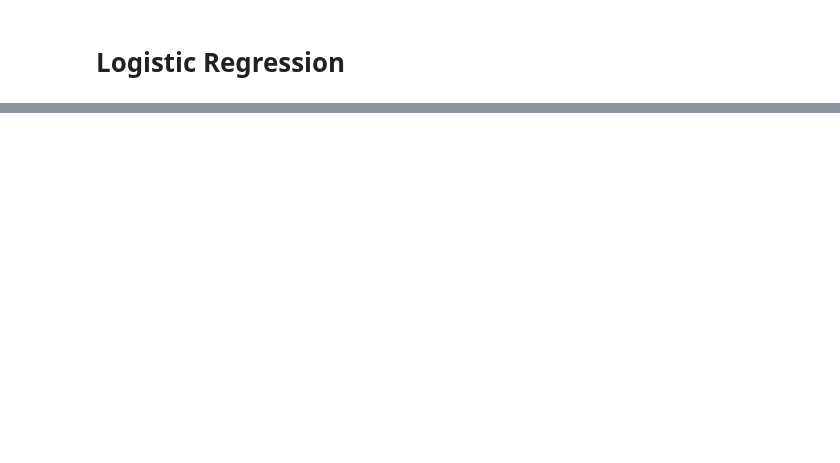
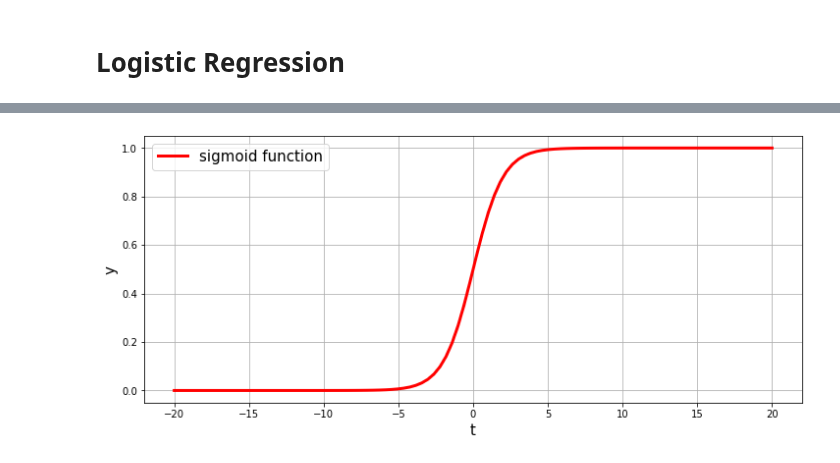
Before and after one commit to um-perez-alvaro/Data-Science-Practice, a Jupyter notebook: Jupyter Notebooks/Classification/notebooks/Logistic Regression .ipynb, the cells around one changed output, grey strips where cells are left out. Cells and saved outputs as stored; diff of their text form; code cells hidden in the pictures; blank space fills up the shorter version.

```diff
--- a/Jupyter Notebooks/Classification/notebooks/Logistic Regression .ipynb
+++ b/Jupyter Notebooks/Classification/notebooks/Logistic Regression .ipynb
@@ -6,2 +51,18 @@ import matplotlib.pyplot as plt
+# %%
+'sigmoid function'
+def sigmoid(t):
+    return 1/(1+np.exp(-t))
+'plot sigmoid function'
+x_sigmoid = np.linspace(-20,20,100)
+y_sigmoid = sigmoid(x_sigmoid)
+plt.figure(figsize=(12,5))
+plt.plot(x_sigmoid,y_sigmoid,'r-', label='sigmoid function',linewidth=3)
+plt.xlabel('t',fontsize=15)
+plt.ylabel('y',fontsize=15)
+plt.legend(fontsize=15)
+plt.grid('off')
+plt.savefig('logistic.png')
+# %% [output]
+[figure, added]
 # %%
 from sklearn.linear_model import LogisticRegression
```
Also changed, not shown: parts of 25 cells of this notebook, 6 other files.
